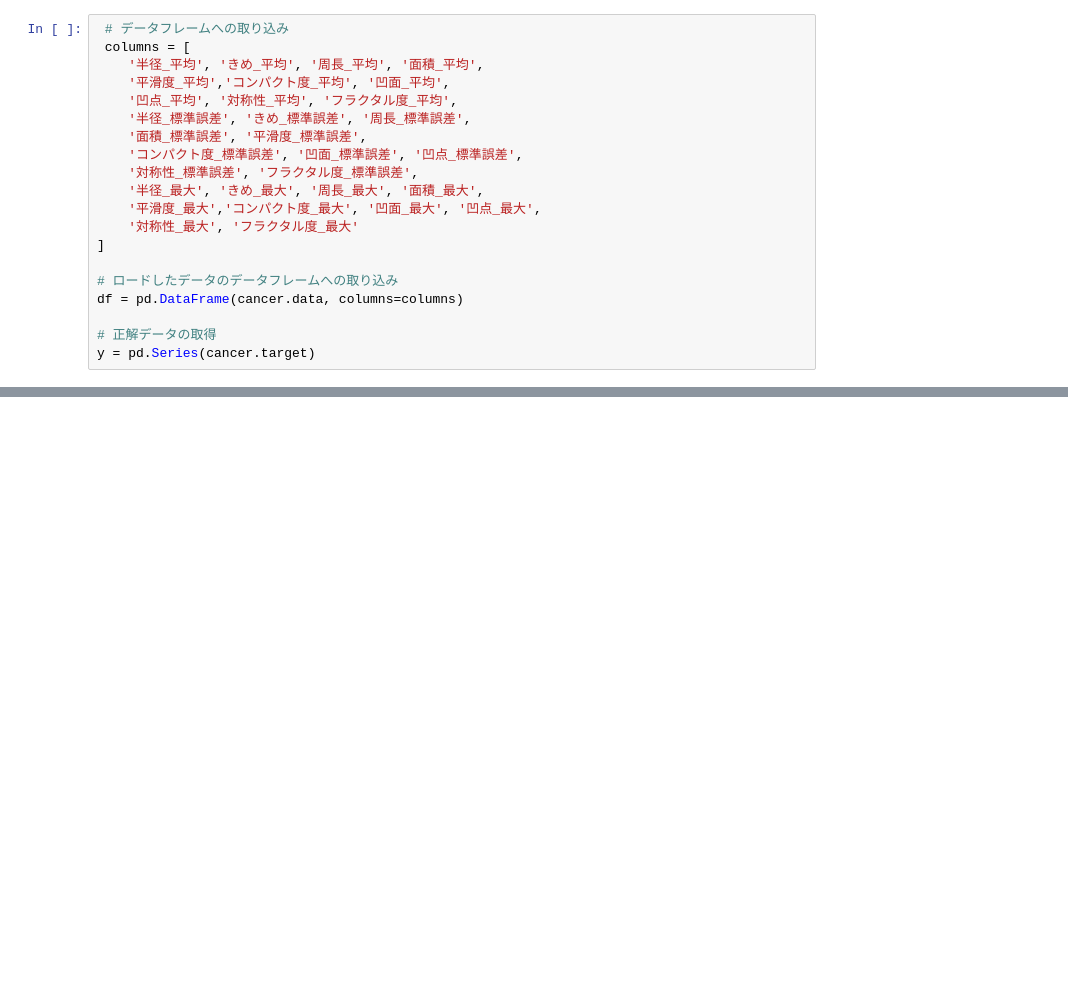
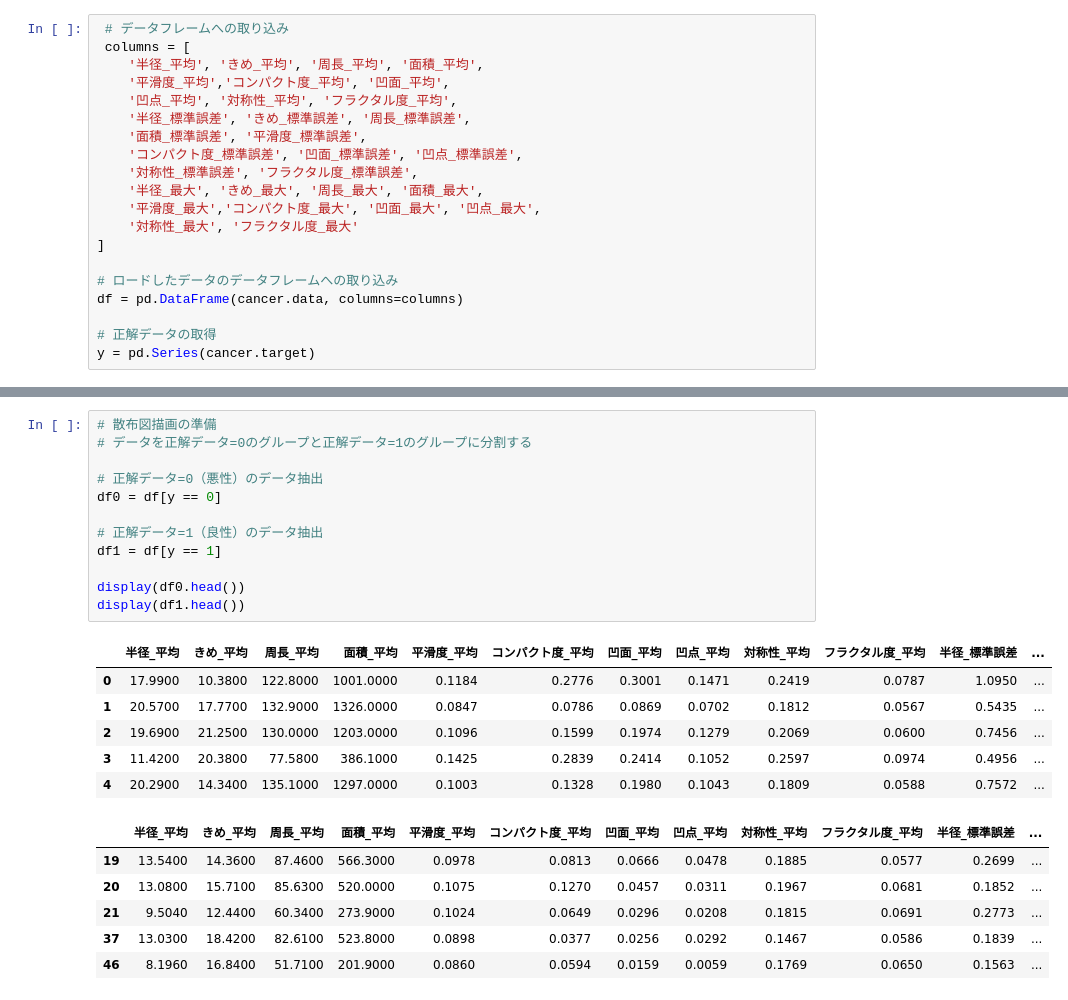
Before and after one commit to hirokimituya/book_create-profitable-AI-with-Python, a Jupyter notebook: ch03_03_first_ml.ipynb, the cells around one changed output, grey strips where cells are left out. Cells and saved outputs as stored; diff of their text form; blank space fills up the shorter version.

```diff
--- a/ch03_03_first_ml.ipynb
+++ b/ch03_03_first_ml.ipynb
@@ -85,0 +125,25 @@ y = pd.Series(cancer.target)
+# %%
+# 散布図描画の準備
+# データを正解データ=0のグループと正解データ=1のグループに分割する
+
+# 正解データ=0（悪性）のデータ抽出
+df0 = df[y == 0]
+
+# 正解データ=1（良性）のデータ抽出
+df1 = df[y == 1]
+
+display(df0.head())
+display(df1.head())
+# %% [output]
+|  | 半径_平均 | きめ_平均 | 周長_平均 | 面積_平均 | 平滑度_平均 | コンパクト度_平均 | 凹面_平均 | 凹点_平均 | 対称性_平均 | フラクタル度_平均 | 半径_標準誤差 | ... |
+| 0 | 17.9900 | 10.3800 | 122.8000 | 1001.0000 | 0.1184 | 0.2776 | 0.3001 | 0.1471 | 0.2419 | 0.0787 | 1.0950 | ... |
+| 1 | 20.5700 | 17.7700 | 132.9000 | 1326.0000 | 0.0847 | 0.0786 | 0.0869 | 0.0702 | 0.1812 | 0.0567 | 0.5435 | ... |
+| 2 | 19.6900 | 21.2500 | 130.0000 | 1203.0000 | 0.1096 | 0.1599 | 0.1974 | 0.1279 | 0.2069 | 0.0600 | 0.7456 | ... |
+| 3 | 11.4200 | 20.3800 | 77.5800 | 386.1000 | 0.1425 | 0.2839 | 0.2414 | 0.1052 | 0.2597 | 0.0974 | 0.4956 | ... |
+| 4 | 20.2900 | 14.3400 | 135.1000 | 1297.0000 | 0.1003 | 0.1328 | 0.1980 | 0.1043 | 0.1809 | 0.0588 | 0.7572 | ... |
+|  | 半径_平均 | きめ_平均 | 周長_平均 | 面積_平均 | 平滑度_平均 | コンパクト度_平均 | 凹面_平均 | 凹点_平均 | 対称性_平均 | フラクタル度_平均 | 半径_標準誤差 | ... |
+| 19 | 13.5400 | 14.3600 | 87.4600 | 566.3000 | 0.0978 | 0.0813 | 0.0666 | 0.0478 | 0.1885 | 0.0577 | 0.2699 | ... |
+| 20 | 13.0800 | 15.7100 | 85.6300 | 520.0000 | 0.1075 | 0.1270 | 0.0457 | 0.0311 | 0.1967 | 0.0681 | 0.1852 | ... |
+| 21 | 9.5040 | 12.4400 | 60.3400 | 273.9000 | 0.1024 | 0.0649 | 0.0296 | 0.0208 | 0.1815 | 0.0691 | 0.2773 | ... |
+| 37 | 13.0300 | 18.4200 | 82.6100 | 523.8000 | 0.0898 | 0.0377 | 0.0256 | 0.0292 | 0.1467 | 0.0586 | 0.1839 | ... |
+| 46 | 8.1960 | 16.8400 | 51.7100 | 201.9000 | 0.0860 | 0.0594 | 0.0159 | 0.0059 | 0.1769 | 0.0650 | 0.1563 | ... |
```
Also changed, not shown: parts of 16 cells of this notebook.
